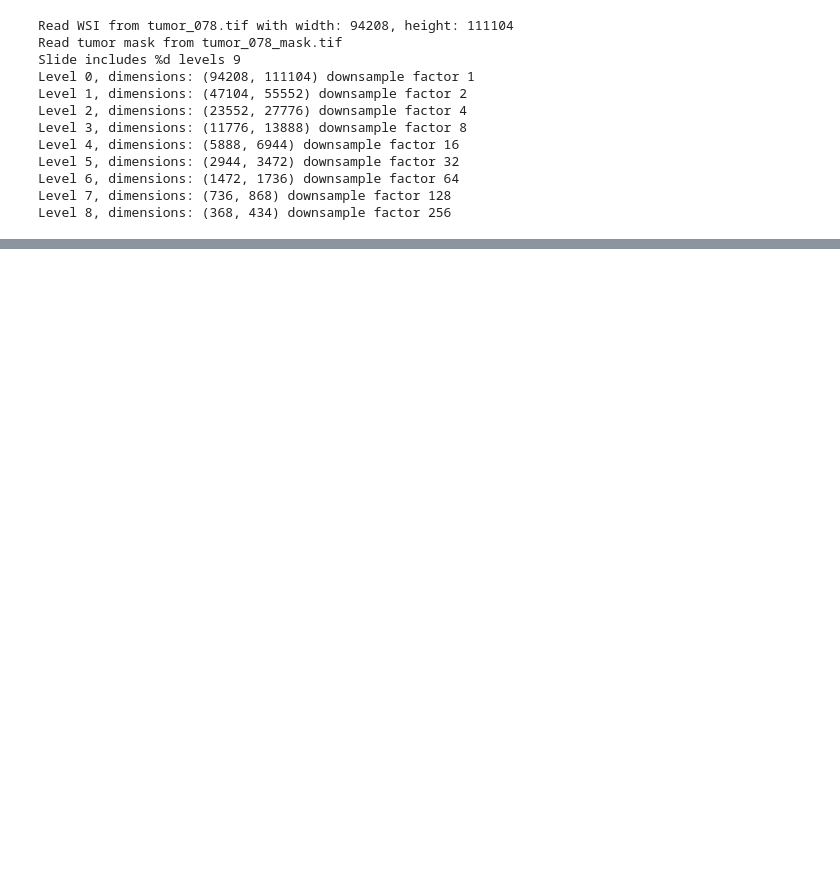
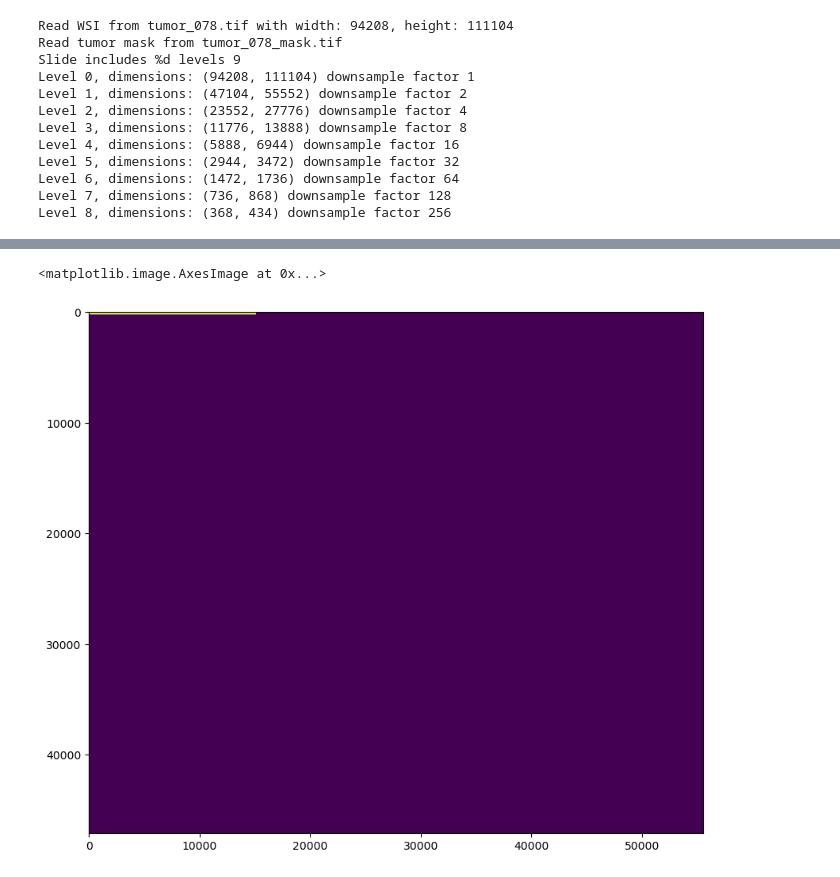
Before and after one commit to irmadong/Cancer_Detection_Gigapixel_Images, a Jupyter notebook: colab_model_training.ipynb, the cells around one changed output, grey strips where cells are left out. Saved outputs shown, nothing was run; the diff lists cells and outputs as text; code cells hidden in the pictures; blank space fills up the shorter version.

```diff
--- a/colab_model_training.ipynb
+++ b/colab_model_training.ipynb
@@ -388,0 +619,4 @@ hi
+# %%
+with open('final_image.npy', 'rb') as f:
+    final_image = np.load(f)
+    #y_te = np.load(f)
@@ -388,0 +627,6 @@ hi
+# %%
+plt.figure(figsize=(10,10), dpi=100)
+plt.imshow(final_image)
+# %% [output]
+<matplotlib.image.AxesImage at 0x...>
+[figure, added]
```
Also changed, not shown: parts of 43 cells of this notebook, 1 other file.
